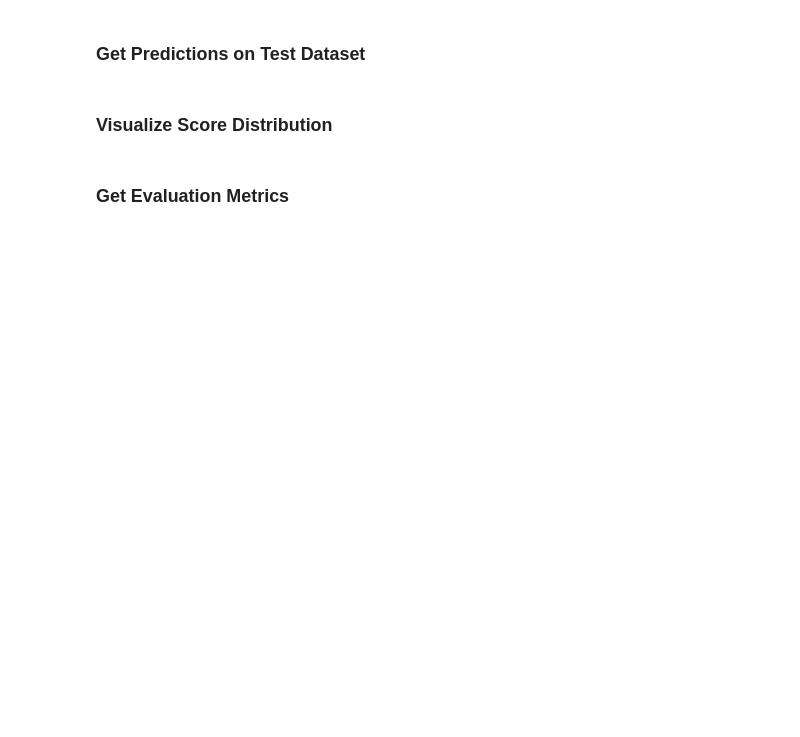
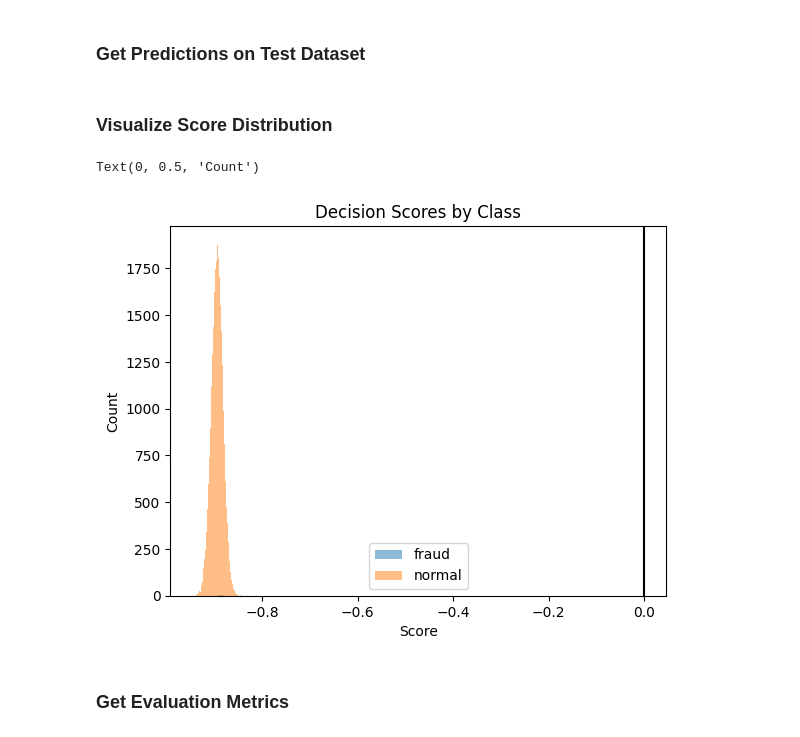
Before and after one commit to jthoerschgen/CS5402-Project, a Jupyter notebook: src/1_Soft-SVM.ipynb, the cells around one changed output. Saved outputs shown, nothing was run; the diff lists cells and outputs as text; code cells hidden in the pictures; blank space fills up the shorter version.

```diff
--- a/src/1_Soft-SVM.ipynb
+++ b/src/1_Soft-SVM.ipynb
@@ -300,31 +336,34 @@ Gaussian (RBF):
 
 $$K(x_i, x_j) = \exp(-\frac{1}{2 \sigma^2} ||x_i - x_j||^2) = \exp(-\gamma ||x_i - x_j||^2)$$
 # %%
-from sklearn.kernel_approximation import RBFSampler
+use_kernel: bool = True
 
-gamma: float = 0.08
-n_components: int = 3000
+if use_kernel:
+    from sklearn.kernel_approximation import RBFSampler
 
-rbf_kernel = RBFSampler(
-    gamma=gamma, n_components=n_components, random_state=42
-)
+    gamma: float = 0.08
+    n_components: int = 300
 
-X_train_kernel = rbf_kernel.fit_transform(X_train)  # Apply the Kernel
+    rbf_kernel = RBFSampler(
+        gamma=gamma, n_components=n_components, random_state=42
+    )
+
+    X_train_kernel = rbf_kernel.fit_transform(X_train)  # Apply the Kernel
 # %% [markdown]
 ### Parameters
 # %%
 # For Fitting
-C: float = 1.0
-epochs: int = 2000
-learning_rate: float = 0.05
-class_weights: dict[int, float] = {-1: 1.0, 1: 50.0}
+C: float = 50.0
+epochs: int = 2500
+learning_rate: float = 0.125
+class_weights: dict[int, float] = {-1: 1.0, 1: 100.0}
 decay = 1e-4
 # %% [markdown]
 ### Fit the Model
 # %%
 # Fit the Model based on the previously specified parameters.
 w, b, losses = fit(
-    X_train_kernel,
+    X_train if not use_kernel else X_train_kernel,
     Y_train,
     learning_rate=learning_rate,
     C=C,
@@ -392,23 +430,29 @@ feature_columns = [
 X_test = test[feature_columns].to_numpy()
 Y_test = test["Class"].to_numpy()
 
-X_test_kernel = rbf_kernel.transform(X_test)
+if use_kernel:
+    X_test_kernel = rbf_kernel.transform(X_test)
 
-test["PredictedClass"] = predict(X_test_kernel, w, b)
+test["PredictedClass"] = predict(
+    X_test if not use_kernel else X_test_kernel, w, b
+)
 # %% [markdown]
 ### Visualize Score Distribution
 # %%
-scores = np.dot(X_test_kernel, w) + b
+scores = np.dot(X_test if not use_kernel else X_test_kernel, w) + b
 
 plt.hist(scores[Y_test == 1], bins=50, alpha=0.5, label="fraud")
 plt.hist(scores[Y_test == -1], bins=50, alpha=0.5, label="normal")
 
 plt.axvline(x=0, color="k", linestyle="-")
 
 plt.legend()
 plt.title("Decision Scores by Class")
 plt.xlabel("Score")
 plt.ylabel("Count")
+# %% [output]
+Text(0, 0.5, 'Count')
+[figure, added]
 # %% [markdown]
 ### Get Evaluation Metrics
 # %%
```
Also changed, not shown: parts of 7 cells of this notebook.
